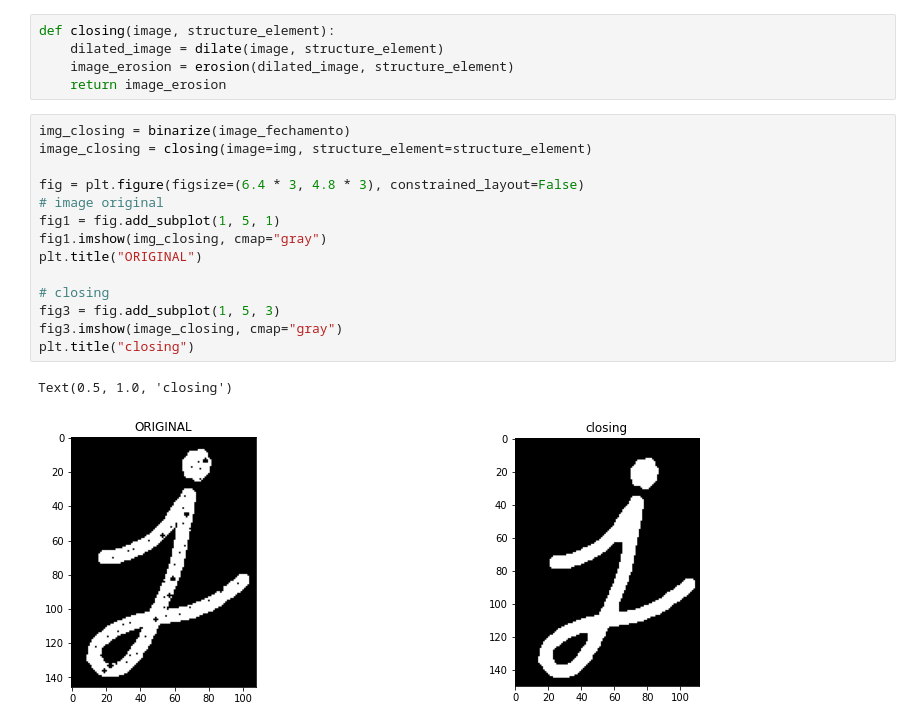
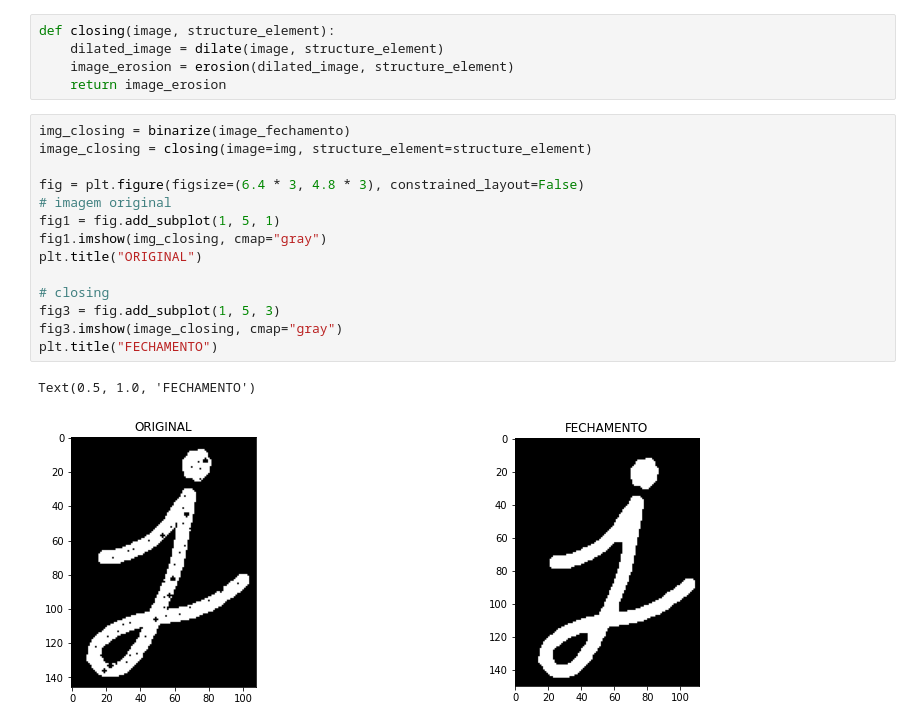
Before and after one commit to Jose-Bruno/ProcessamentoDigitalDeImagens, a Jupyter notebook: Projeto_Final_José_Bruno_da_Silva_Santos.ipynb, the cells around one changed output. Cells and saved outputs as stored; diff of their text form.

```diff
--- a/Projeto_Final_José_Bruno_da_Silva_Santos.ipynb
+++ b/Projeto_Final_José_Bruno_da_Silva_Santos.ipynb
@@ -192,17 +192,17 @@ def closing(image, structure_element):
 # %%
 img_closing = binarize(image_fechamento)
 image_closing = closing(image=img, structure_element=structure_element)
 
 fig = plt.figure(figsize=(6.4 * 3, 4.8 * 3), constrained_layout=False)
-# image original
+# imagem original
 fig1 = fig.add_subplot(1, 5, 1)
 fig1.imshow(img_closing, cmap="gray")
 plt.title("ORIGINAL")
 
 # closing
 fig3 = fig.add_subplot(1, 5, 3)
 fig3.imshow(image_closing, cmap="gray")
-plt.title("closing")
+plt.title("FECHAMENTO")
 # %% [output]
-Text(0.5, 1.0, 'closing')
+Text(0.5, 1.0, 'FECHAMENTO')
-[figure, old version]
+[figure, new version]
```
Also changed, not shown: parts of 1 cell of this notebook.
